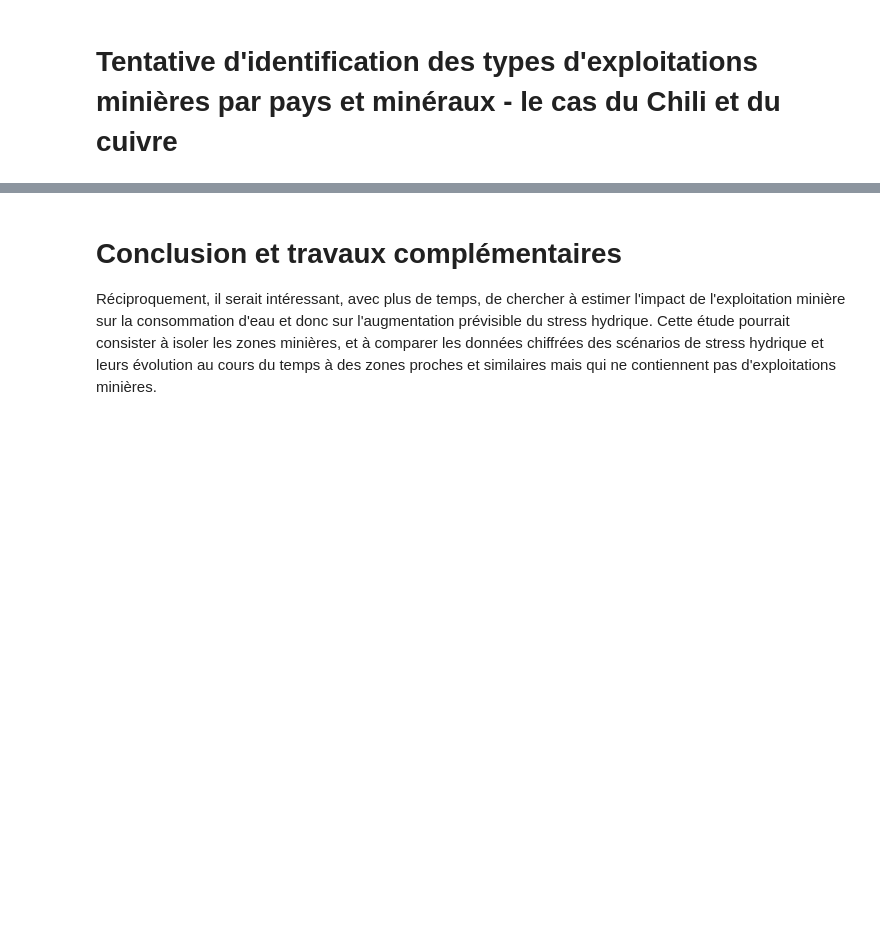
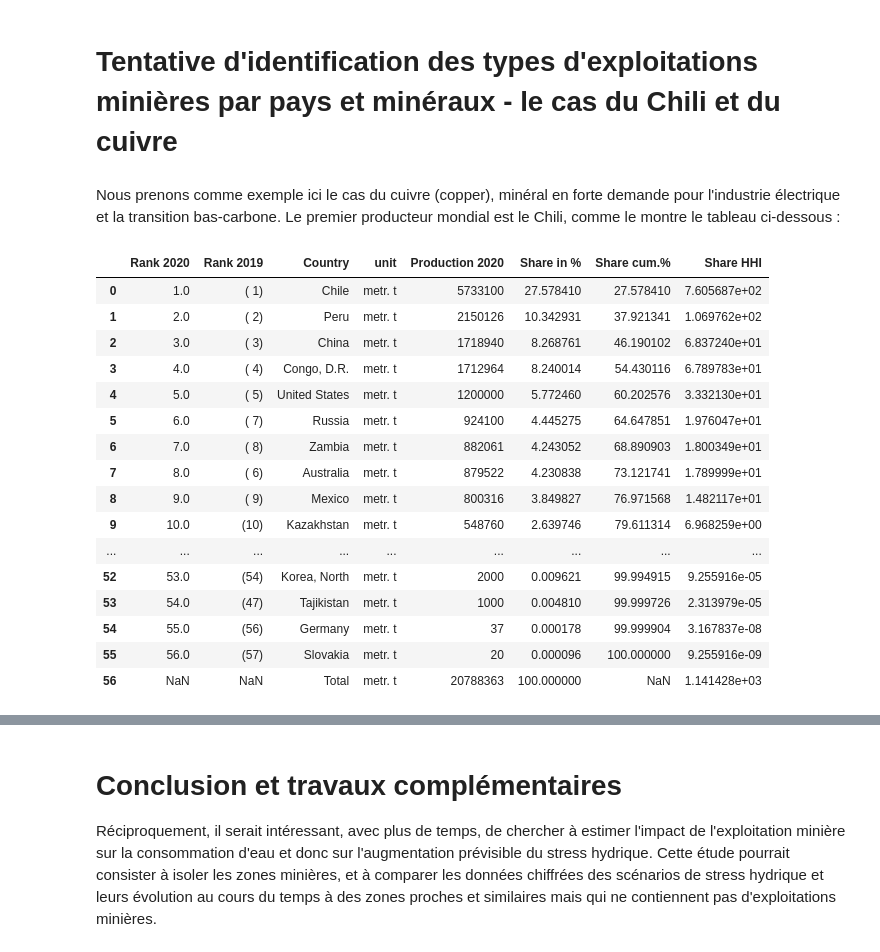
Before and after one commit to Suzie14/Mines, a Jupyter notebook: Main.ipynb, the cells around one changed output, grey strips where cells are left out. Drawn from its saved outputs; the diff is of its cells as text; code cells hidden in the pictures; blank space fills up the shorter version.

```diff
--- a/Main.ipynb
+++ b/Main.ipynb
@@ -111,5 +88,25 @@ calcul_pourcentages_zones('Chile', 'ws3038tl', df_total_mining)
 # %% [markdown]
 # Tentative d'identification des types d'exploitations minières par pays et minéraux - le cas du Chili et du cuivre
+# %% [markdown]
+Nous prenons comme exemple ici le cas du cuivre (copper), minéral en forte demande pour l'industrie électrique et la transition bas-carbone.
+Le premier producteur mondial est le Chili, comme le montre le tableau ci-dessous :
 # %%
-import pandas as pd
-df_copper = pd.read_excel(shares_prod_2020, 'Copper')
+pd.read_excel(shares_prod_2020, 'Copper',header = 1)
+# %% [output]
+|  | Rank 2020 | Rank 2019 | Country | unit | Production 2020 | Share in % | Share cum.% | Share HHI |
+| 0 | 1.0 | ( 1) | Chile | metr. t | 5733100 | 27.578410 | 27.578410 | 7.605687e+02 |
+| 1 | 2.0 | ( 2) | Peru | metr. t | 2150126 | 10.342931 | 37.921341 | 1.069762e+02 |
+| 2 | 3.0 | ( 3) | China | metr. t | 1718940 | 8.268761 | 46.190102 | 6.837240e+01 |
+| 3 | 4.0 | ( 4) | Congo, D.R. | metr. t | 1712964 | 8.240014 | 54.430116 | 6.789783e+01 |
+| 4 | 5.0 | ( 5) | United States | metr. t | 1200000 | 5.772460 | 60.202576 | 3.332130e+01 |
+| 5 | 6.0 | ( 7) | Russia | metr. t | 924100 | 4.445275 | 64.647851 | 1.976047e+01 |
+| 6 | 7.0 | ( 8) | Zambia | metr. t | 882061 | 4.243052 | 68.890903 | 1.800349e+01 |
+| 7 | 8.0 | ( 6) | Australia | metr. t | 879522 | 4.230838 | 73.121741 | 1.789999e+01 |
+| 8 | 9.0 | ( 9) | Mexico | metr. t | 800316 | 3.849827 | 76.971568 | 1.482117e+01 |
+| 9 | 10.0 | (10) | Kazakhstan | metr. t | 548760 | 2.639746 | 79.611314 | 6.968259e+00 |
+| ... | ... | ... | ... | ... | ... | ... | ... | ... |
+| 52 | 53.0 | (54) | Korea, North | metr. t | 2000 | 0.009621 | 99.994915 | 9.255916e-05 |
+| 53 | 54.0 | (47) | Tajikistan | metr. t | 1000 | 0.004810 | 99.999726 | 2.313979e-05 |
+| 54 | 55.0 | (56) | Germany | metr. t | 37 | 0.000178 | 99.999904 | 3.167837e-08 |
+| 55 | 56.0 | (57) | Slovakia | metr. t | 20 | 0.000096 | 100.000000 | 9.255916e-09 |
+| 56 | NaN | NaN | Total | metr. t | 20788363 | 100.000000 | NaN | 1.141428e+03 |
```
Also changed, not shown: parts of 24 cells of this notebook.
